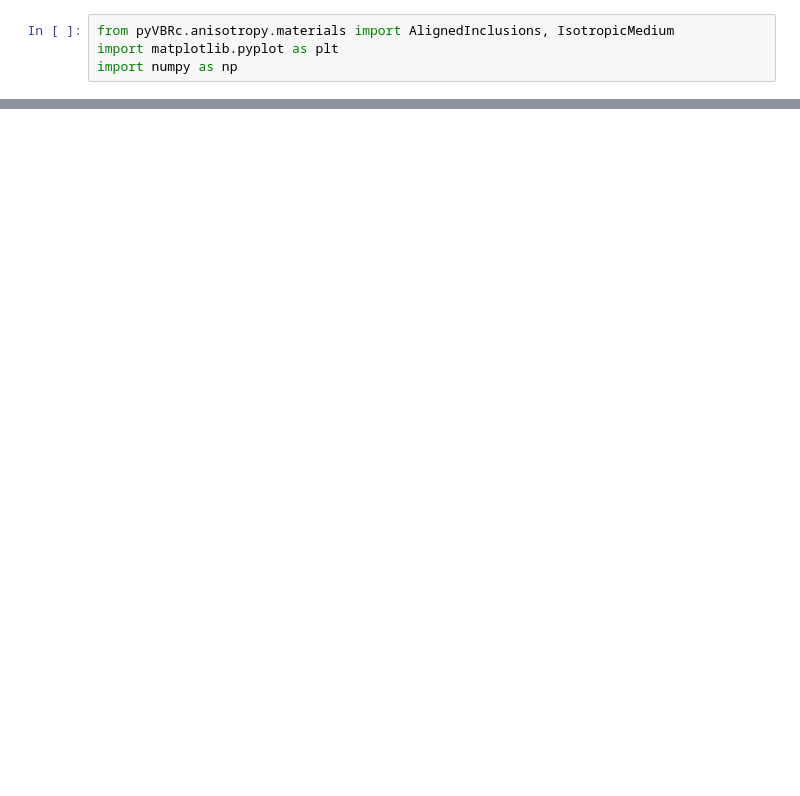
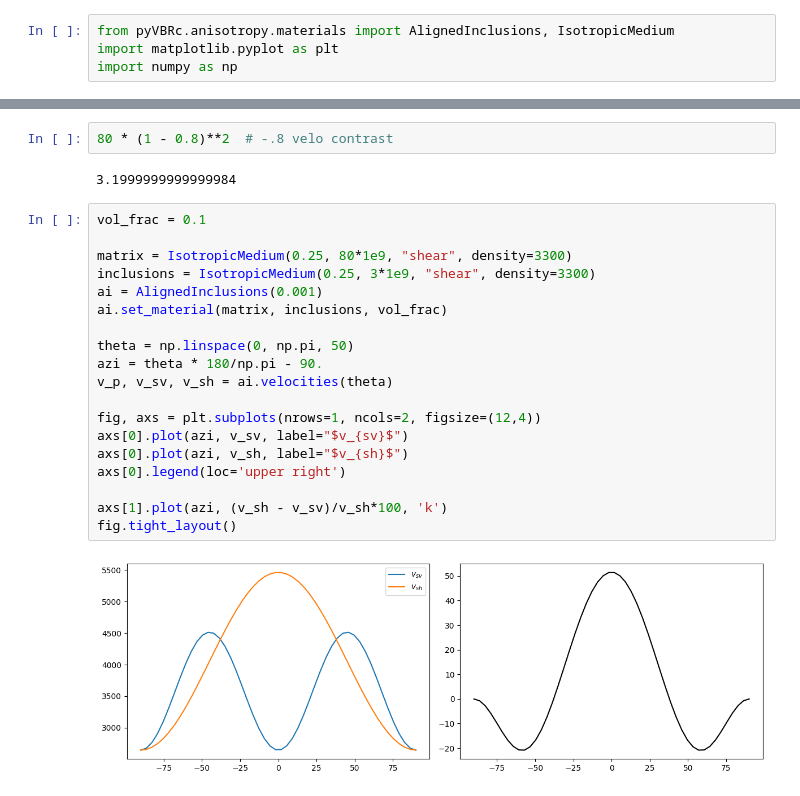
Before and after one commit to vbr-calc/pyVBRc, a Jupyter notebook: examples/anisotropy.ipynb, the cells around one changed output, grey strips where cells are left out. Saved outputs shown, nothing was run; the diff lists cells and outputs as text; blank space fills up the shorter version.

```diff
--- a/examples/anisotropy.ipynb
+++ b/examples/anisotropy.ipynb
@@ -55,0 +129,25 @@ for aspect_ratio in [0.01, 0.1, 1., 10., 100.]:
+# %%
+80 * (1 - 0.8)**2  # -.8 velo contrast
+# %% [output]
+3.1999999999999984
+# %%
+vol_frac = 0.1
+
+matrix = IsotropicMedium(0.25, 80*1e9, "shear", density=3300)
+inclusions = IsotropicMedium(0.25, 3*1e9, "shear", density=3300)
+ai = AlignedInclusions(0.001)
+ai.set_material(matrix, inclusions, vol_frac)
+
+theta = np.linspace(0, np.pi, 50)
+azi = theta * 180/np.pi - 90.
+v_p, v_sv, v_sh = ai.velocities(theta)
+
+fig, axs = plt.subplots(nrows=1, ncols=2, figsize=(12,4))
+axs[0].plot(azi, v_sv, label="$v_{sv}$")
+axs[0].plot(azi, v_sh, label="$v_{sh}$")
+axs[0].legend(loc='upper right')
+
+axs[1].plot(azi, (v_sh - v_sv)/v_sh*100, 'k')
+fig.tight_layout()
+# %% [output]
+[figure, added]
```
Also changed, not shown: parts of 18 cells of this notebook, 2 other files.
